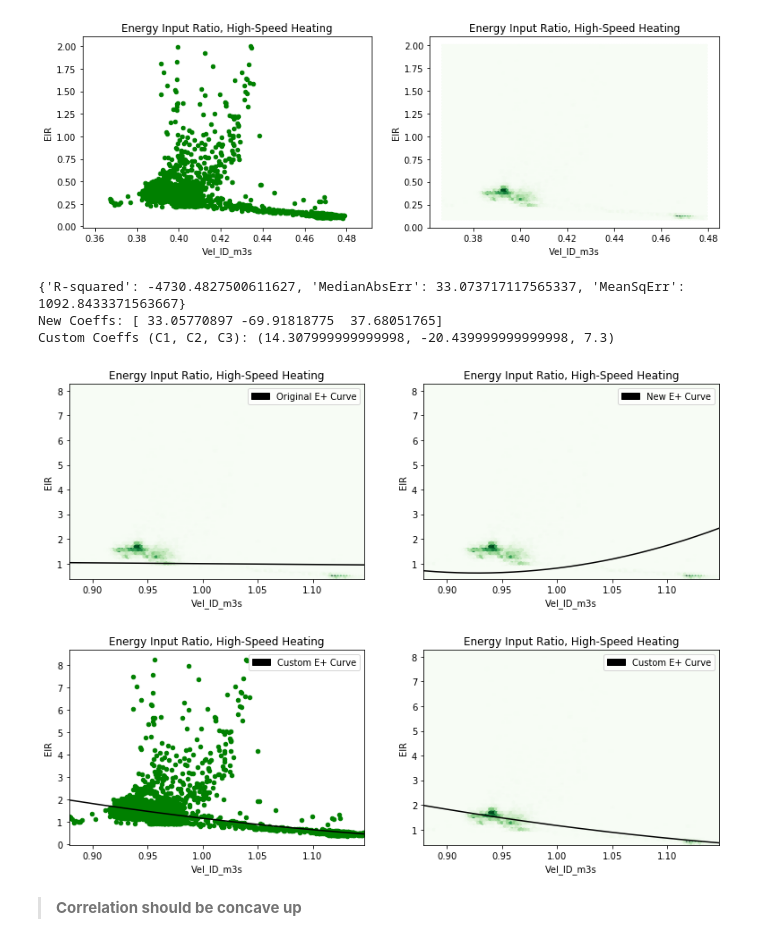
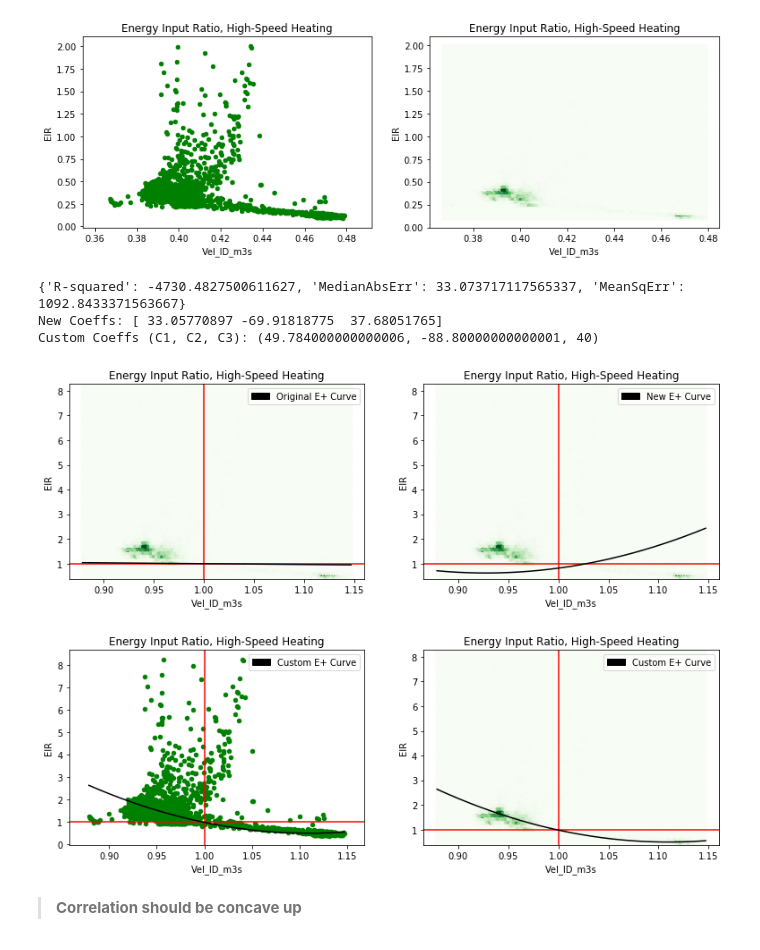
Before and after one commit to Matthew-Boyd/HVAC_AAON, a Jupyter notebook: HVAC.ipynb, the cells around one changed output. Cells and saved outputs as stored; diff of their text form; code cells hidden in the pictures.

```diff
--- a/HVAC.ipynb
+++ b/HVAC.ipynb
@@ -876,50 +917,52 @@ orig_coeffs['Heating']['High-Speed'] = orig_coeffs['Heating']['Low-Speed']
 
 plot_quad(df_norm_ss, xname='Vel_ID_m3s', yname='EIR', coeffs=orig_coeffs[state][spd_str],
           color='Green', title_='Energy Input Ratio, ' + spd_str + ' ' + state,
-          legend_='Original E+ Curve', axis_=axes[0])
+          legend_='Original E+ Curve', axis_=axes[0], x0=1)
 
 
 # New
 # Create regressions
 new_coeffs, stats = regr_quad(x=df_norm_ss.Vel_ID_m3s.as_matrix(),
                                y=df_norm_ss.Cap_Total_W.as_matrix())
 
 print(stats); print('New Coeffs: {0}'.format(new_coeffs))
 plot_quad(df_norm_ss, xname='Vel_ID_m3s', yname='EIR', coeffs=new_coeffs,
           color='Green', title_='Energy Input Ratio, ' + spd_str + ' ' + state,
-          legend_='New E+ Curve', axis_=axes[1])
+          legend_='New E+ Curve', axis_=axes[1], x0=1)
 
 
 # Evaluate curves using custom fits
 # quadratic form: y = C1 + C2*x + C3*x^2
 # function form: y = C1 + C2*x + C3*x^2
 # factored:      y = a(x-h)^2 + k
 #                 C1 = a*h^2 + k
 #                 C2 = -2*a*h
 #                 C3 = a
-custom_coeffs_ = {'Cooling': {'Low-Speed': (6, 0.9, 1),
-                              'High-Speed': (15, 0.9, 1.2)},
-                  'Heating': {'Low-Speed': (6, 1, 1.2),
-                              'High-Speed': (7.3, 1.4, 0)}}
+#custom_coeffs_ = {'Cooling': {'Low-Speed': (6, 0.9, 1),   # decent fit, but not through rating point
+custom_coeffs_ = {'Cooling': {'Low-Speed': (5, 1, 1),            # a, h, k
+                              'High-Speed': (15, 0.9, 1.2)},     # a, h, k
+                  'Heating': {'Low-Speed': (4.7, 1.2, 0.8),      # a, h, k
+#                               'High-Speed': (7.3, 1.4, 0)}}    # a, h, k
+                              'High-Speed': (40, 1.11, 0.5)}}    # a, h, k
 a, h, k = custom_coeffs_[state][spd_str]
 C1 = a*h**2 + k; C2 = -2*a*h; C3 = a
 custom_coeffs = (C1, C2, C3)
 
 fig, axes = plt.subplots(nrows=1, ncols=2, figsize=(13, 4))
 plot_quad(df_norm_ss, xname='Vel_ID_m3s', yname='EIR', coeffs=custom_coeffs,
           color='Green', title_='Energy Input Ratio, ' + spd_str + ' ' + state,
-          legend_='Custom E+ Curve', axis_=axes[0], type_='scatter')
+          legend_='Custom E+ Curve', axis_=axes[0], x0=1, type_='scatter')
 plot_quad(df_norm_ss, xname='Vel_ID_m3s', yname='EIR', coeffs=custom_coeffs,
           color='Green', title_='Energy Input Ratio, ' + spd_str + ' ' + state,
-          legend_='Custom E+ Curve', axis_=axes[1])
+          legend_='Custom E+ Curve', axis_=axes[1], x0=1)
 
 print('Custom Coeffs (C1, C2, C3): ({0}, {1}, {2})'.format(C1, C2, C3))
 # %% [output]
 {'R-squared': -4730.4827500611627, 'MedianAbsErr': 33.073717117565337, 'MeanSqErr': 1092.8433371563667}
 New Coeffs: [ 33.05770897 -69.91818775  37.68051765]
-Custom Coeffs (C1, C2, C3): (14.307999999999998, -20.439999999999998, 7.3)
+Custom Coeffs (C1, C2, C3): (49.784000000000006, -88.80000000000001, 40)
-[figure, old version]
+[figure, new version]
-[figure, old version]
+[figure, new version]
 # %% [markdown]
 > **Correlation should be concave up**
 # %% [markdown]
```
Also changed, not shown: parts of 9 cells of this notebook.
